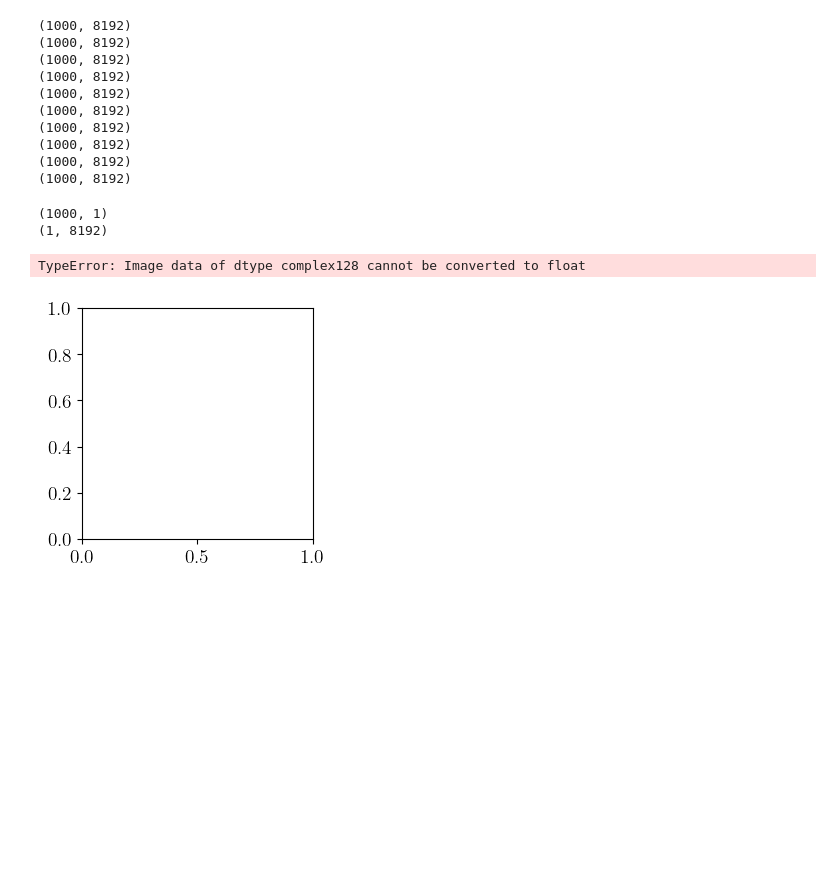
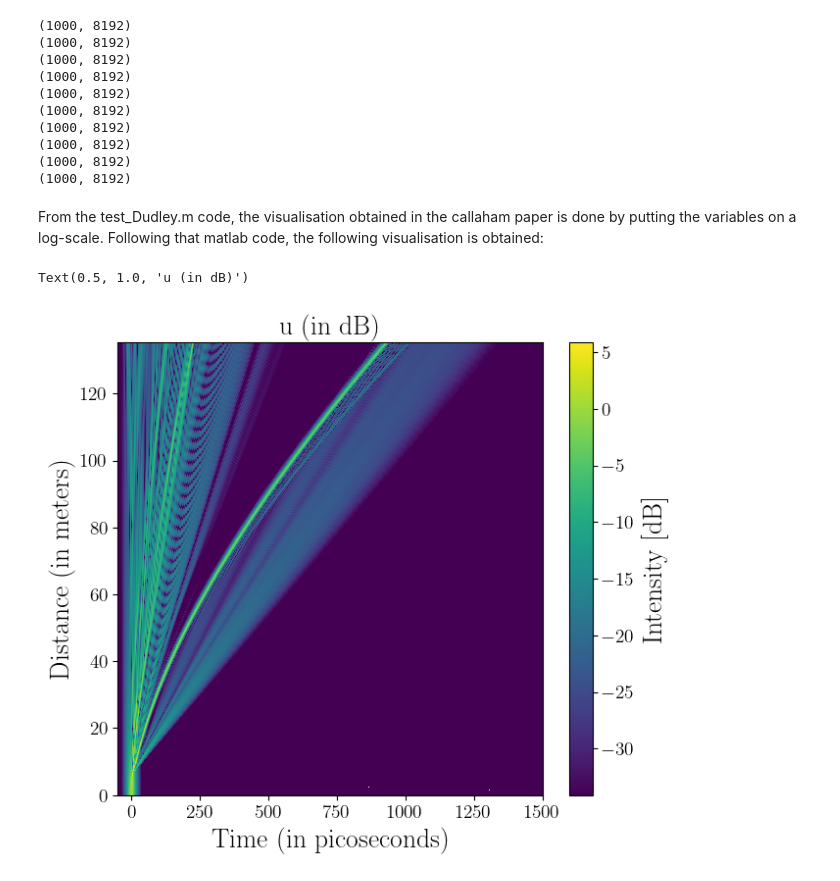
Before and after one commit to tbreitburd/Learning-Dominant-Physical-Processes-using-Unsupervised-Learning-Techniques-, a Jupyter notebook: Notebooks/Optical_Pulse.ipynb, the cells around one changed output. Saved outputs shown, nothing was run; the diff lists cells and outputs as text; code cells hidden in the pictures; blank space fills up the shorter version.

```diff
--- a/Notebooks/Optical_Pulse.ipynb
+++ b/Notebooks/Optical_Pulse.ipynb
@@ -79,14 +79,20 @@ print(u2u.shape)
 # Visualise the terms in space
 x = data["x"]
 t = data["t"]
-
-print(x.shape)
-print(t.shape)
-# %% [output]
-(1000, 1)
-(1, 8192)
-# %%
-plt.imshow(u)
-# %% [output]
-TypeError: Image data of dtype complex128 cannot be converted to float
-[figure, removed]
+# %% [markdown]
+From the test_Dudley.m code, the visualisation obtained in the callaham paper is done by putting the variables on a log-scale. Following that matlab code, the following visualisation is obtained:
+# %%
+# Plot one of the terms: u
+fig = plt.figure(figsize=(7, 6))
+field = 10 * np.log10(np.abs(u) ** 2)
+max_u = np.max(field)
+plt.pcolormesh(t, x, field, vmin=max_u - 40, vmax=max_u)
+plt.xlim([-50, 1500])
+cbar = plt.colorbar()
+cbar.set_label("Intensity [dB]")
+plt.xlabel("Time (in picoseconds)")
+plt.ylabel("Distance (in meters)")
+plt.title("u (in dB)")
+# %% [output]
+Text(0.5, 1.0, 'u (in dB)')
+[figure, added]
```
